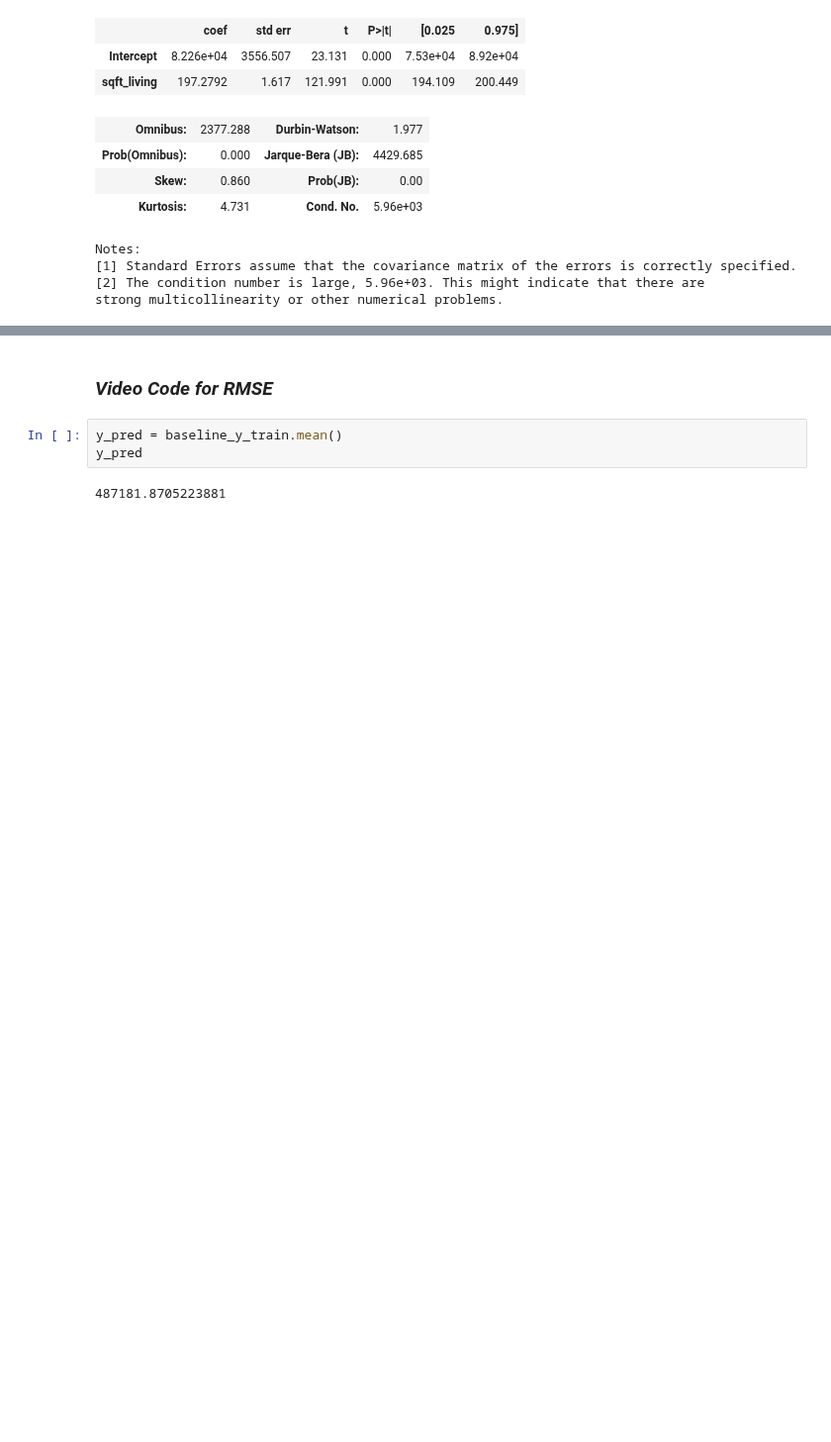
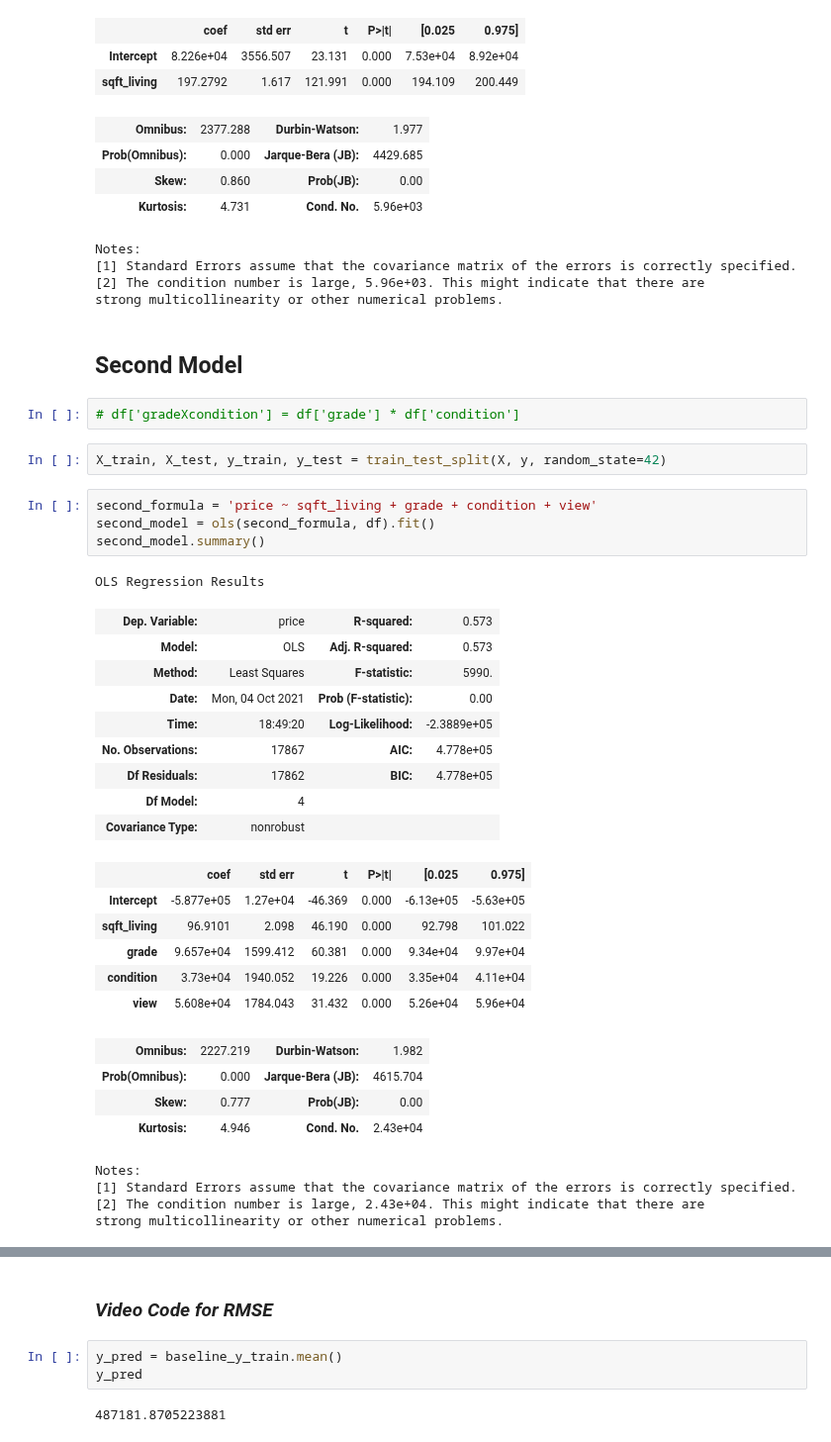
Before and after one commit to cyborgsage/kingco-realestate, a Jupyter notebook: doug_index.ipynb, the cells around one changed output, grey strips where cells are left out. Shown at 99% size. Cells and saved outputs as stored; diff of their text form; blank space fills up the shorter version.

Commit message:
formatted dataset, baseline, 1st model

```diff
--- a/doug_index.ipynb
+++ b/doug_index.ipynb
@@ -281,3 +282,38 @@ Notes:
 [1] Standard Errors assume that the covariance matrix of the errors is correctly specified.
 [2] The condition number is large, 5.96e+03. This might indicate that there are
 strong multicollinearity or other numerical problems.
+# %% [markdown]
+## Second Model
+# %%
+# df['gradeXcondition'] = df['grade'] * df['condition']
+# %%
+X_train, X_test, y_train, y_test = train_test_split(X, y, random_state=42)
+# %%
+second_formula = 'price ~ sqft_living + grade + condition + view'
+second_model = ols(second_formula, df).fit()
+second_model.summary()
+# %% [output]
+OLS Regression Results
+| Dep. Variable: | price | R-squared: | 0.573 |
+| Model: | OLS | Adj. R-squared: | 0.573 |
+| Method: | Least Squares | F-statistic: | 5990. |
+| Date: | Mon, 04 Oct 2021 | Prob (F-statistic): | 0.00 |
+| Time: | 18:49:20 | Log-Likelihood: | -2.3889e+05 |
+| No. Observations: | 17867 | AIC: | 4.778e+05 |
+| Df Residuals: | 17862 | BIC: | 4.778e+05 |
+| Df Model: | 4 |  |  |
+| Covariance Type: | nonrobust |  |  |
+|  | coef | std err | t | P>|t| | [0.025 | 0.975] |
+| Intercept | -5.877e+05 | 1.27e+04 | -46.369 | 0.000 | -6.13e+05 | -5.63e+05 |
+| sqft_living | 96.9101 | 2.098 | 46.190 | 0.000 | 92.798 | 101.022 |
+| grade | 9.657e+04 | 1599.412 | 60.381 | 0.000 | 9.34e+04 | 9.97e+04 |
+| condition | 3.73e+04 | 1940.052 | 19.226 | 0.000 | 3.35e+04 | 4.11e+04 |
+| view | 5.608e+04 | 1784.043 | 31.432 | 0.000 | 5.26e+04 | 5.96e+04 |
+| Omnibus: | 2227.219 | Durbin-Watson: | 1.982 |
+| Prob(Omnibus): | 0.000 | Jarque-Bera (JB): | 4615.704 |
+| Skew: | 0.777 | Prob(JB): | 0.00 |
+| Kurtosis: | 4.946 | Cond. No. | 2.43e+04 |
+Notes:
+[1] Standard Errors assume that the covariance matrix of the errors is correctly specified.
+[2] The condition number is large, 2.43e+04. This might indicate that there are
+strong multicollinearity or other numerical problems.
```
Also changed, not shown: parts of 3 cells of this notebook.
